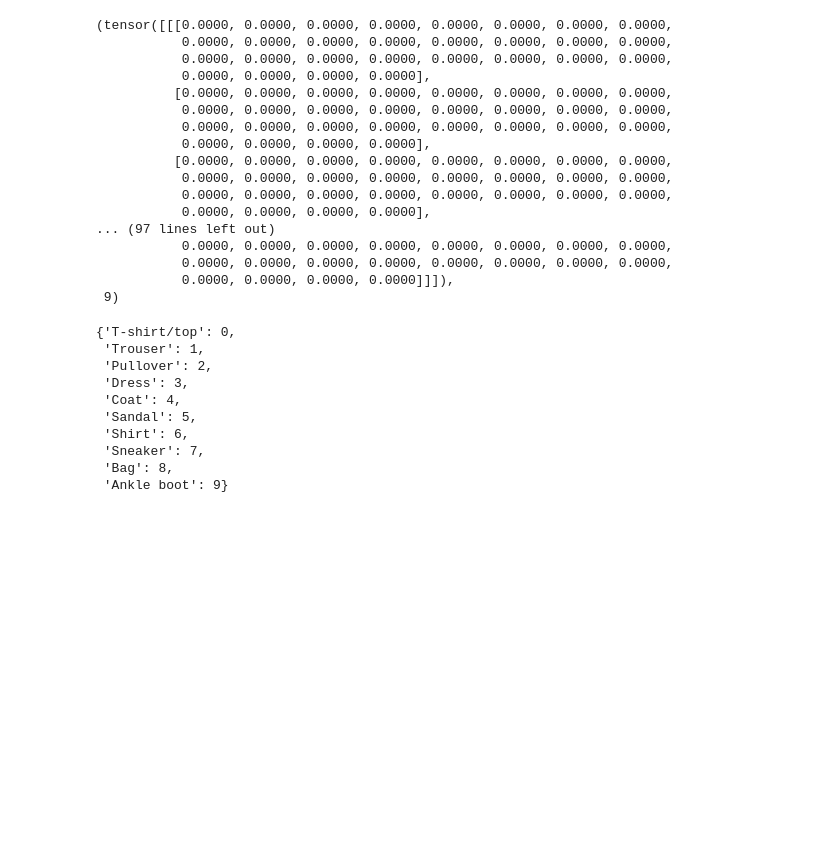
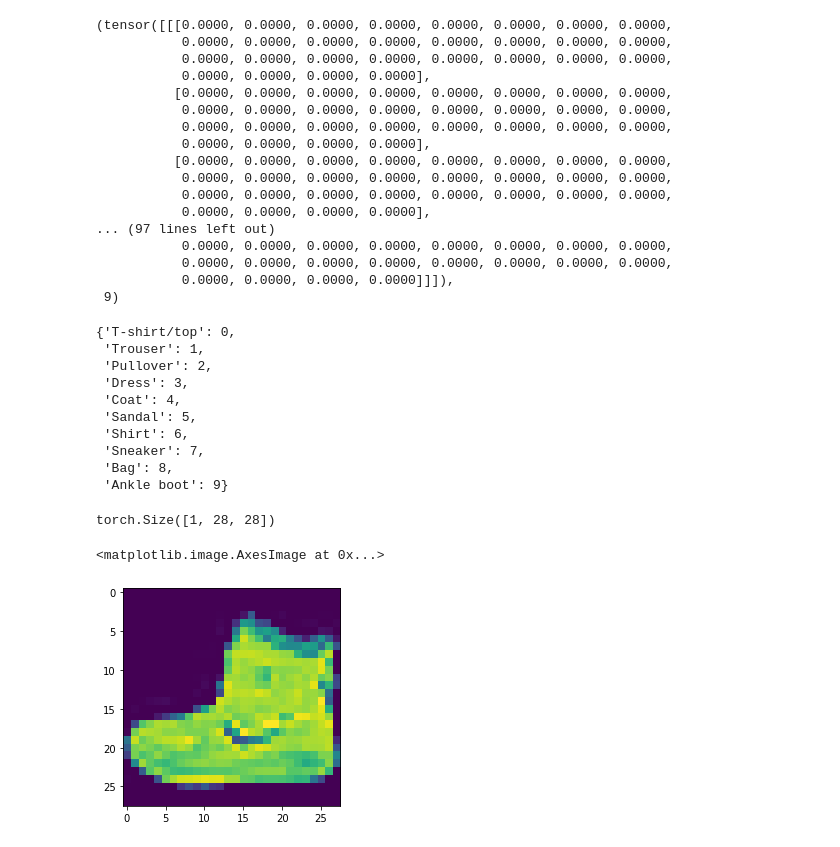
Before and after one commit to izack8/first-proj, a Jupyter notebook: computer_vision.ipynb, the cells around one changed output. Saved outputs shown, nothing was run; the diff lists cells and outputs as text; code cells hidden in the pictures; blank space fills up the shorter version.

```diff
--- a/computer_vision.ipynb
+++ b/computer_vision.ipynb
@@ -98,4 +78,11 @@ image_with_labels
  'Bag': 8,
  'Ankle boot': 9}
 # %%
-#28 pixels across, 28 pixels down.
+#28 pixels across, 28 pixels down. not very high definition
+print(train_data[0][0].shape)
+image, label = train_data[0]
+plt.imshow(image.squeeze())
+# %% [output]
+torch.Size([1, 28, 28])
+<matplotlib.image.AxesImage at 0x...>
+[figure, added]
```
Also changed, not shown: parts of 4 cells of this notebook, 1 other file.
